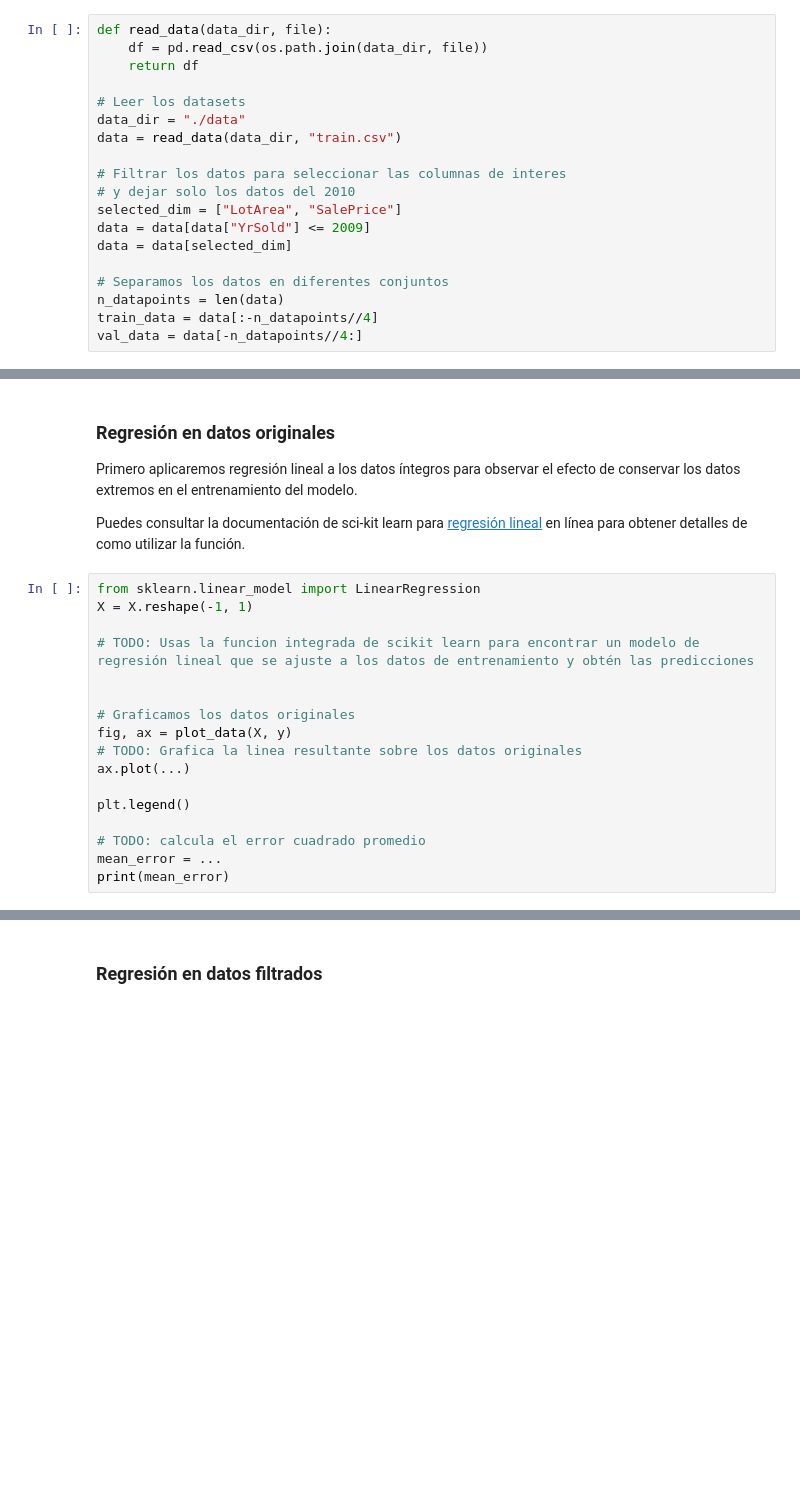
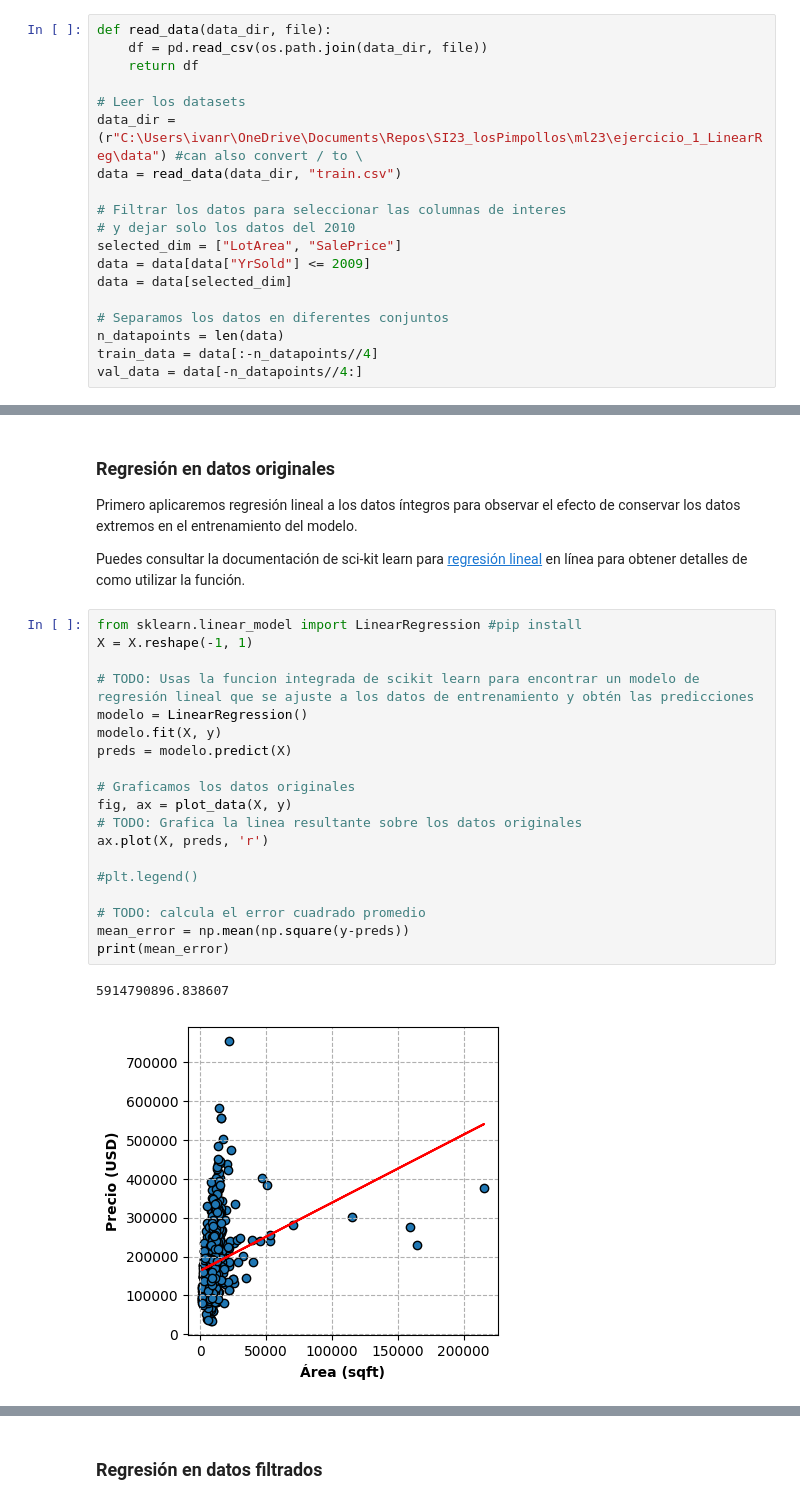
Before and after one commit to JessicaBorja/ML23, a Jupyter notebook: ml23/ejercicio_1_LinearReg/linear_regression.ipynb, the cells around one changed output, grey strips where cells are left out. Saved outputs shown, nothing was run; the diff lists cells and outputs as text; blank space fills up the shorter version.

```diff
--- a/ml23/ejercicio_1_LinearReg/linear_regression.ipynb
+++ b/ml23/ejercicio_1_LinearReg/linear_regression.ipynb
@@ -156,7 +155,7 @@ def read_data(data_dir, file):
     return df
 
 # Leer los datasets
-data_dir = "./data"
+data_dir = (r"C:\Users\ivanr\OneDrive\Documents\Repos\SI23_losPimpollos\ml23\ejercicio_1_LinearReg\data") #can also convert / to \
 data = read_data(data_dir, "train.csv")
 
 # Filtrar los datos para seleccionar las columnas de interes
@@ -201,22 +202,27 @@ Primero aplicaremos regresión lineal a los datos íntegros para observar el efe
 
 Puedes consultar la documentación de sci-kit learn para  [regresión lineal](https://scikit-learn.org/stable/modules/generated/sklearn.linear_model.LinearRegression.html) en línea para obtener detalles de como utilizar la función.
 # %%
-from sklearn.linear_model import LinearRegression
+from sklearn.linear_model import LinearRegression #pip install
 X = X.reshape(-1, 1)
 
 # TODO: Usas la funcion integrada de scikit learn para encontrar un modelo de regresión lineal que se ajuste a los datos de entrenamiento y obtén las predicciones
-
+modelo = LinearRegression()
+modelo.fit(X, y)
+preds = modelo.predict(X)
 
 # Graficamos los datos originales
 fig, ax = plot_data(X, y)
 # TODO: Grafica la linea resultante sobre los datos originales
-ax.plot(...)
+ax.plot(X, preds, 'r')
 
-plt.legend()
+#plt.legend()
 
 # TODO: calcula el error cuadrado promedio
-mean_error = ...
+mean_error = np.mean(np.square(y-preds))
 print(mean_error)
+# %% [output]
+5914790896.838607
+[figure, added]
 # %% [markdown]
 ## Pre-procesamiento de datos
 Como observamos, estos datos presentan múltiples valores aislados lo que afecta la solución de regresión lineal.
```
Also changed, not shown: parts of 9 cells of this notebook.
